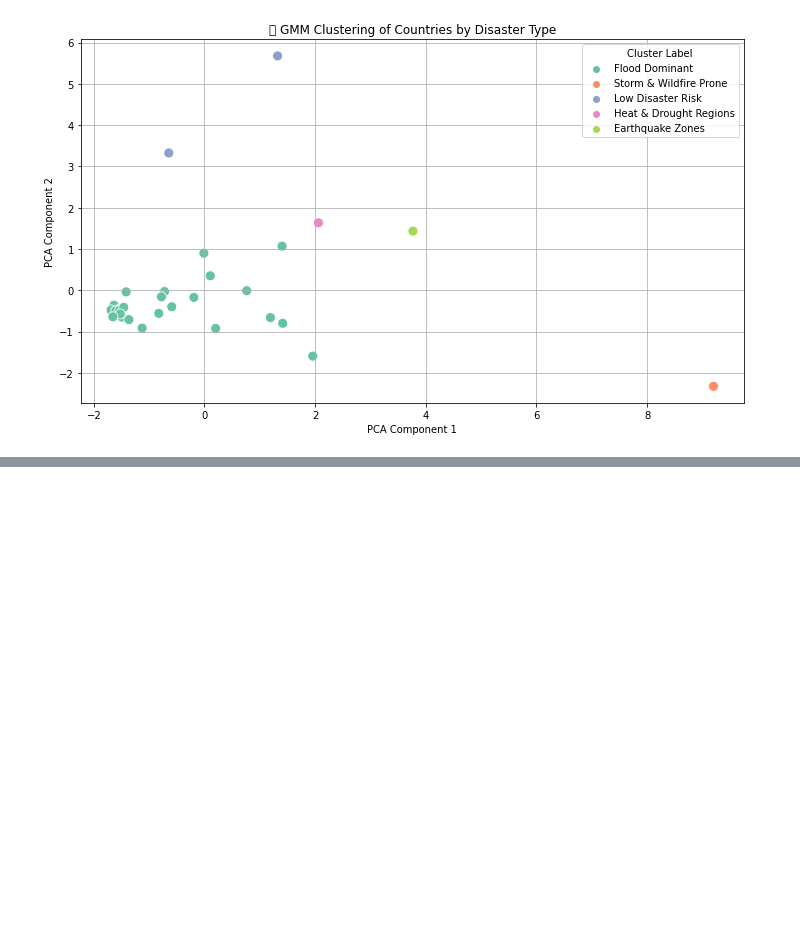
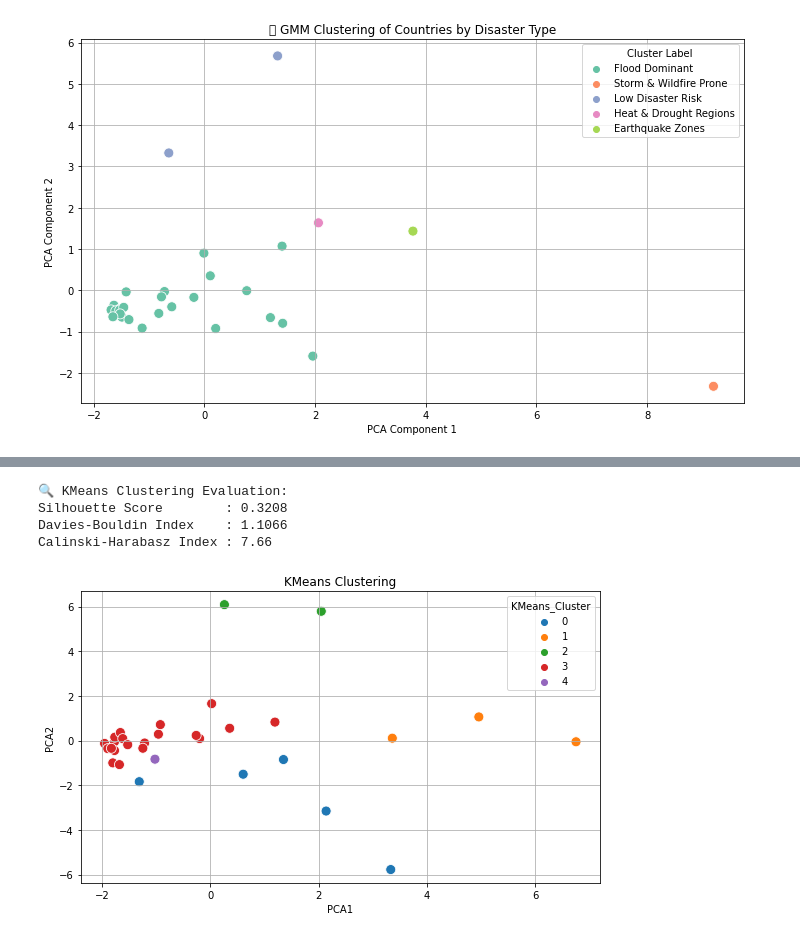
Before and after one commit to Nikhitha-N/Climate-Disaster-Prediction-System, a Jupyter notebook: Scripts/clustering.ipynb, the cells around one changed output, grey strips where cells are left out. Drawn from its saved outputs; the diff is of its cells as text; code cells hidden in the pictures; blank space fills up the shorter version.

```diff
--- a/Scripts/clustering.ipynb
+++ b/Scripts/clustering.ipynb
@@ -473,0 +536,2 @@ fig.show()
+# %%
+df = df.rename(columns={'pop2025_x': 'pop2025'})
@@ -473,0 +560,47 @@ fig.show()
+# %%
+# Step 4: Prepare features for clustering
+features = [col for col in df.columns if '_per_' in col]
+X = df[features].fillna(0)
+
+# Step 5: Normalize features
+scaler = StandardScaler()
+X_scaled = scaler.fit_transform(X)
+# %%
+# Step 6: PCA for visualization
+pca = PCA(n_components=2)
+pca_result = pca.fit_transform(X_scaled)
+df["PCA1"] = pca_result[:, 0]
+df["PCA2"] = pca_result[:, 1]
+
+# Step 7: Clustering functions
+def evaluate_clustering(X, labels, name):
+    if len(set(labels)) > 1:
+        silhouette = silhouette_score(X, labels)
+        dbi = davies_bouldin_score(X, labels)
+        ch = calinski_harabasz_score(X, labels)
+        print(f"\n🔍 {name} Clustering Evaluation:")
+        print(f"Silhouette Score        : {silhouette:.4f}")
+        print(f"Davies-Bouldin Index    : {dbi:.4f}")
+        print(f"Calinski-Harabasz Index : {ch:.2f}")
+    else:
+        print(f"\n⚠️ {name} did not form multiple clusters.")
+# %%
+def plot_clusters(df, label_col, title):
+    plt.figure(figsize=(8, 5))
+    sns.scatterplot(data=df, x="PCA1", y="PCA2", hue=label_col, palette="tab10", s=100)
+    plt.title(title)
+    plt.grid(True)
+    plt.tight_layout()
+    plt.show()
+# %%
+# KMeans
+kmeans = KMeans(n_clusters=5, random_state=42)
+df["KMeans_Cluster"] = kmeans.fit_predict(X_scaled)
+evaluate_clustering(X_scaled, df["KMeans_Cluster"], "KMeans")
+plot_clusters(df, "KMeans_Cluster", "KMeans Clustering")
+# %% [output]
+🔍 KMeans Clustering Evaluation:
+Silhouette Score        : 0.3208
+Davies-Bouldin Index    : 1.1066
+Calinski-Harabasz Index : 7.66
+[figure, added]
```
Also changed, not shown: parts of 20 cells of this notebook, 1 other file.
